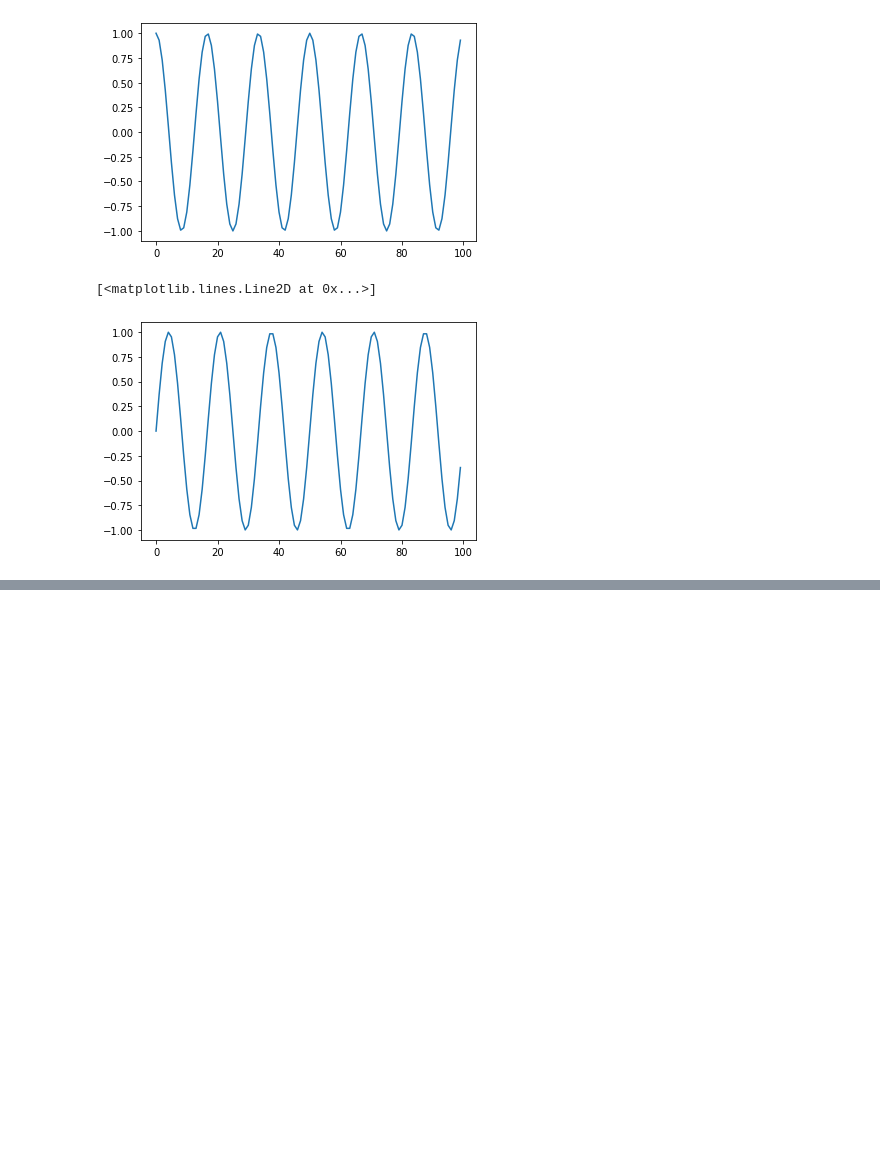
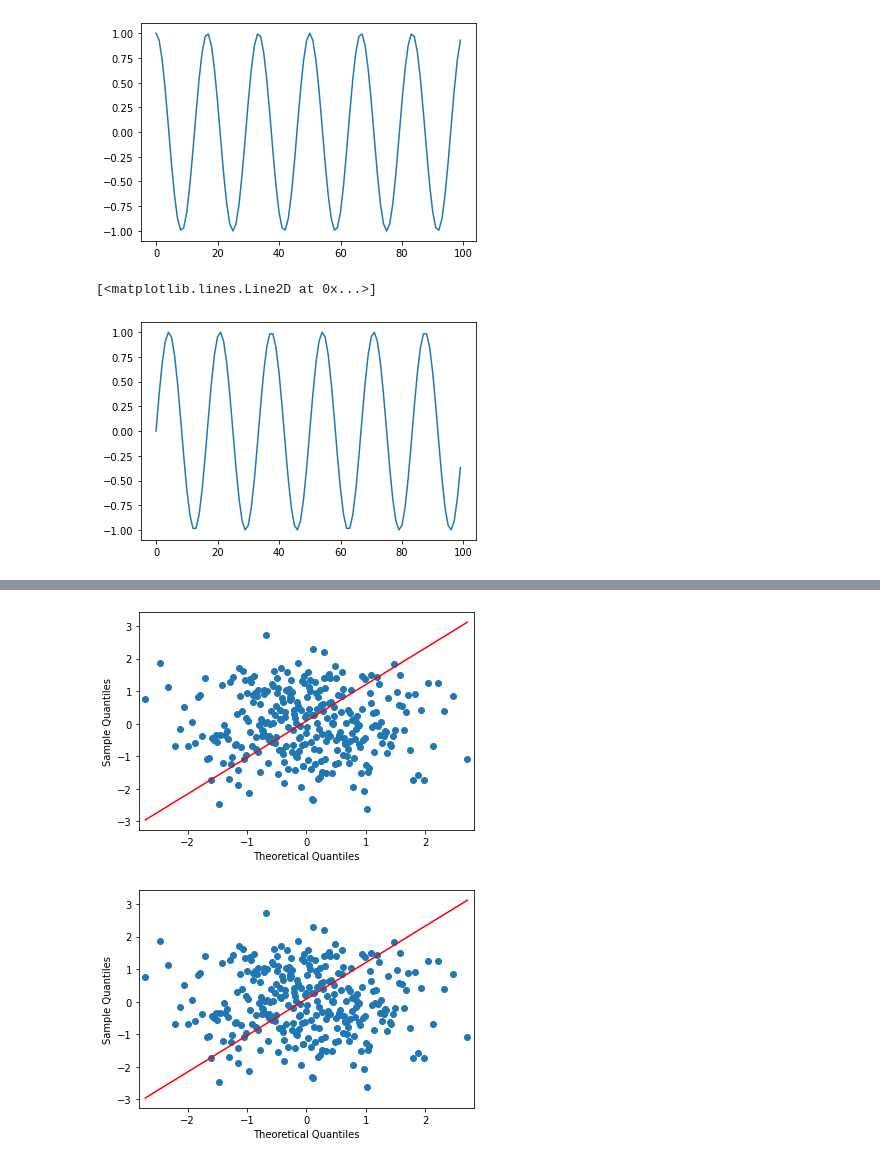
Before and after one commit to tadatoshi/time_series_plot_auto_analysis, a Jupyter notebook: notebooks/synthetic_data_generation.ipynb, the cells around one changed output, grey strips where cells are left out. Drawn from its saved outputs; the diff is of its cells as text; code cells hidden in the pictures; blank space fills up the shorter version.

```diff
--- a/notebooks/synthetic_data_generation.ipynb
+++ b/notebooks/synthetic_data_generation.ipynb
@@ -159,0 +193,5 @@ seasonality_nonstationary_acf_pacf_plot.generate(number_of_plots=100, arparams=[
+# %%
+qqplot(generated_arma_sample_df_residual, line="q", fit=True)
+# %% [output]
+[figure, added]
+[figure, added]
```
Also changed, not shown: parts of 37 cells of this notebook, 12 other files.
